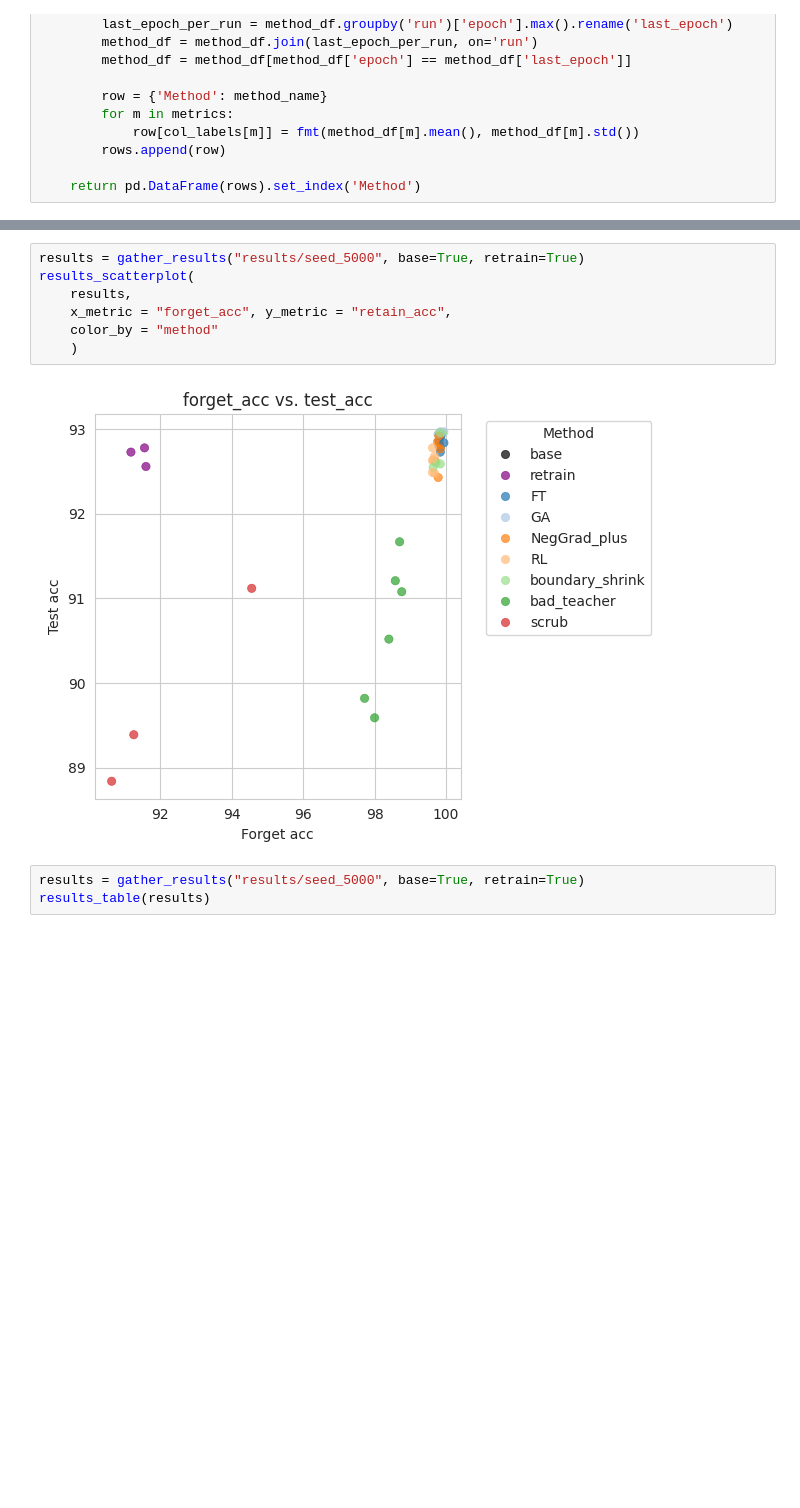
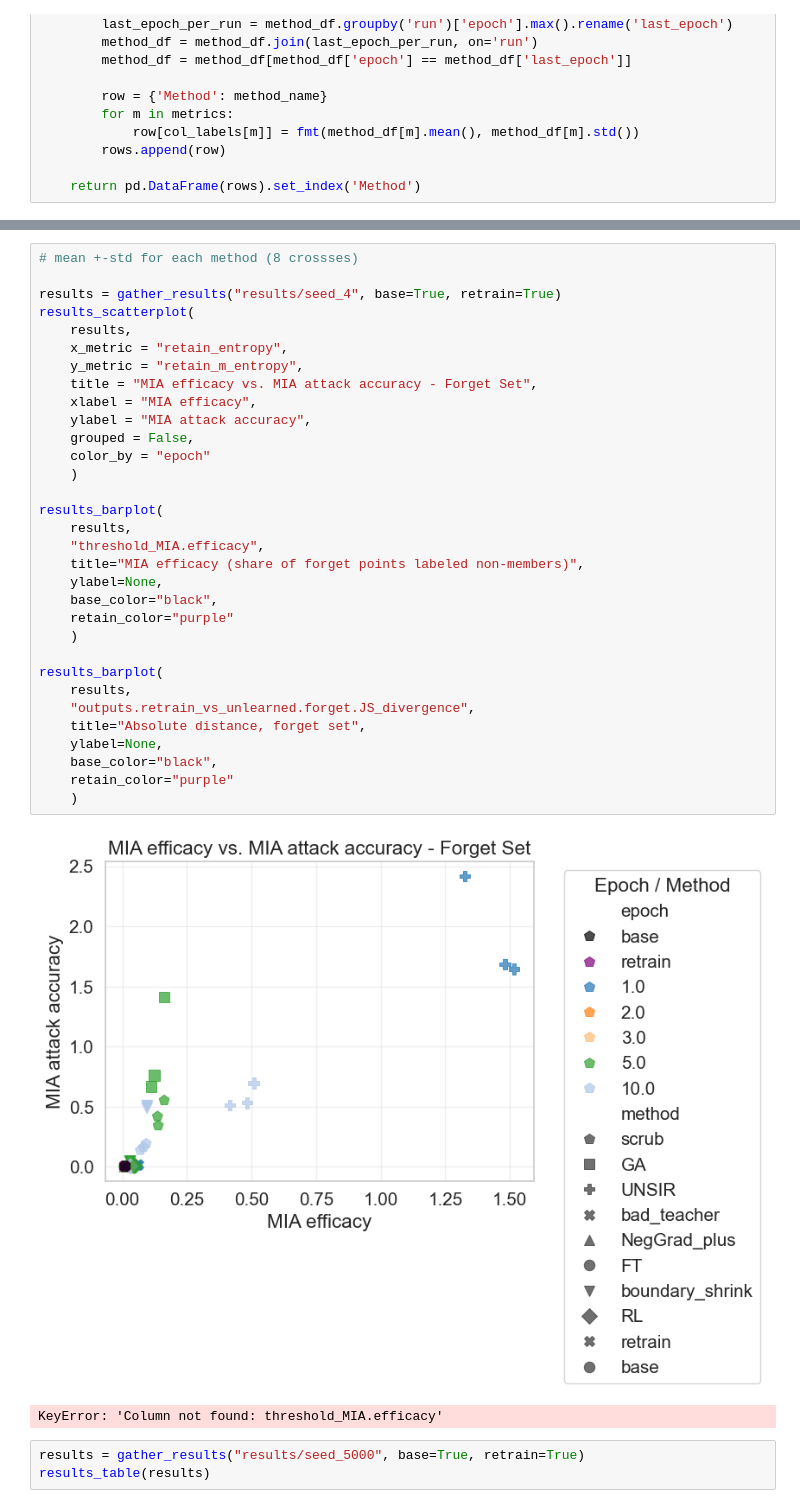
Before and after one commit to probabilistic-adaptation/verifying_unlearning_2026, a Jupyter notebook: visualize_results.ipynb, the cells around one changed output, grey strips where cells are left out. Saved outputs shown, nothing was run; the diff lists cells and outputs as text; blank space fills up the shorter version.

Commit message:
visualization edits

```diff
--- a/visualize_results.ipynb
+++ b/visualize_results.ipynb
@@ -224,12 +315,38 @@ results
 # %%
-results = gather_results("results/seed_5000", base=True, retrain=True)
+# mean +-std for each method (8 crossses)
+
+results = gather_results("results/seed_4", base=True, retrain=True)
 results_scatterplot(
     results,
-    x_metric = "forget_acc", y_metric = "retain_acc",
-    color_by = "method"
+    x_metric = "retain_entropy",
+    y_metric = "retain_m_entropy",
+    title = "MIA efficacy vs. MIA attack accuracy - Forget Set",
+    xlabel = "MIA efficacy",
+    ylabel = "MIA attack accuracy",
+    grouped = False,
+    color_by = "epoch"
     )
+
+results_barplot(
+    results,
+    "threshold_MIA.efficacy",
+    title="MIA efficacy (share of forget points labeled non-members)",
+    ylabel=None,
+    base_color="black",
+    retain_color="purple"
+    )
+
+results_barplot(
+    results,
+    "outputs.retrain_vs_unlearned.forget.JS_divergence",
+    title="Absolute distance, forget set",
+    ylabel=None,
+    base_color="black",
+    retain_color="purple"
+    )
 # %% [output]
-[figure, old version]
+[figure, new version]
+KeyError: 'Column not found: threshold_MIA.efficacy'
 # %%
 results = gather_results("results/seed_5000", base=True, retrain=True)
 results_table(results)
```
Also changed, not shown: parts of 6 cells of this notebook, 15 other files.
